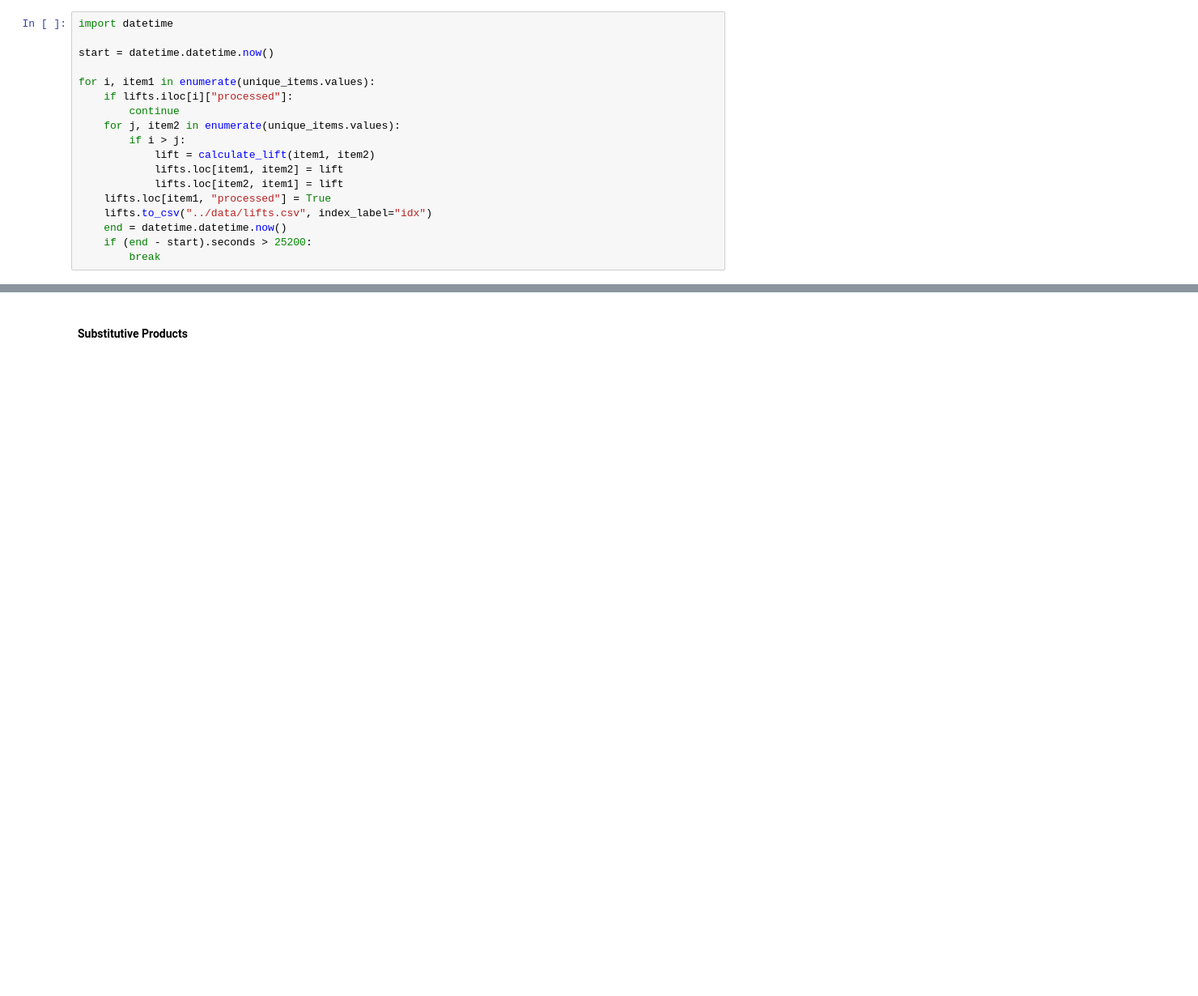
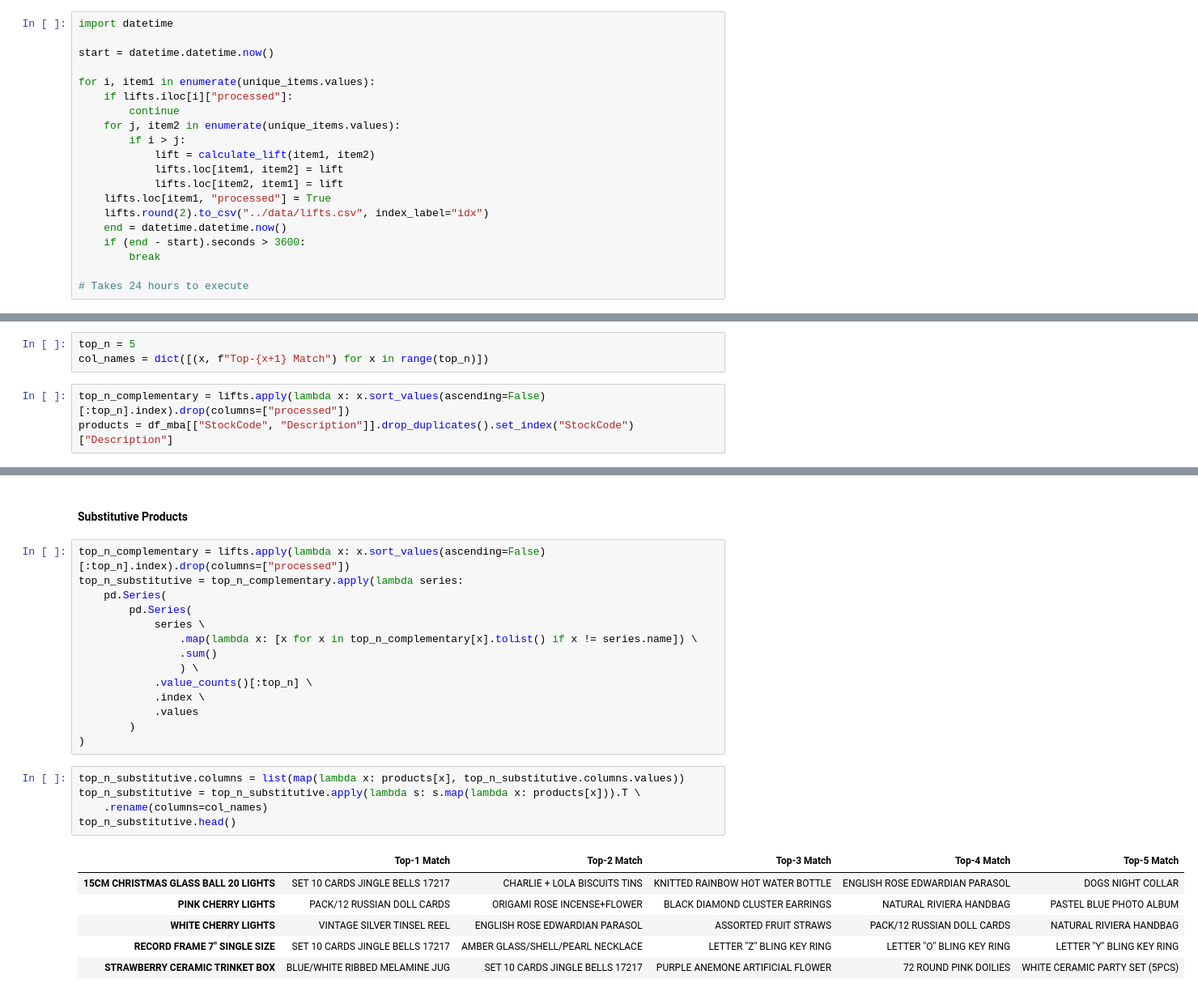
Before and after one commit to Rochan79/Recommendation-and-Segmentation-in-Retail, a Jupyter notebook: code/Marketing Analytics notebook.ipynb, the cells around one changed output, grey strips where cells are left out. Shown: that part at 81% size. Cells and saved outputs as stored; diff of their text form; blank space fills up the shorter version.

```diff
--- a/code/Marketing Analytics notebook.ipynb
+++ b/code/Marketing Analytics notebook.ipynb
@@ -245,7 +245,9 @@ for i, item1 in enumerate(unique_items.values):
             lifts.loc[item1, item2] = lift
             lifts.loc[item2, item1] = lift
     lifts.loc[item1, "processed"] = True
-    lifts.to_csv("../data/lifts.csv", index_label="idx")
+    lifts.round(2).to_csv("../data/lifts.csv", index_label="idx")
     end = datetime.datetime.now()
-    if (end - start).seconds > 25200:
+    if (end - start).seconds > 3600:
         break
+
+# Takes 24 hours to execute
@@ -254,0 +254,6 @@ for i, item1 in enumerate(unique_items.values):
+# %%
+top_n = 5
+col_names = dict([(x, f"Top-{x+1} Match") for x in range(top_n)])
+# %%
+top_n_complementary = lifts.apply(lambda x: x.sort_values(ascending=False)[:top_n].index).drop(columns=["processed"])
+products = df_mba[["StockCode", "Description"]].drop_duplicates().set_index("StockCode")["Description"]
@@ -255,2 +274,28 @@ for i, item1 in enumerate(unique_items.values):
 # %% [markdown]
 #### Substitutive Products
+# %%
+top_n_complementary = lifts.apply(lambda x: x.sort_values(ascending=False)[:top_n].index).drop(columns=["processed"])
+top_n_substitutive = top_n_complementary.apply(lambda series:
+    pd.Series(
+        pd.Series(
+            series \
+                .map(lambda x: [x for x in top_n_complementary[x].tolist() if x != series.name]) \
+                .sum()
+                ) \
+            .value_counts()[:top_n] \
+            .index \
+            .values
+        )
+)
+# %%
+top_n_substitutive.columns = list(map(lambda x: products[x], top_n_substitutive.columns.values))
+top_n_substitutive = top_n_substitutive.apply(lambda s: s.map(lambda x: products[x])).T \
+    .rename(columns=col_names)
+top_n_substitutive.head()
+# %% [output]
+|  | Top-1 Match | Top-2 Match | Top-3 Match | Top-4 Match | Top-5 Match |
+| 15CM CHRISTMAS GLASS BALL 20 LIGHTS | SET 10 CARDS JINGLE BELLS 17217 | CHARLIE + LOLA BISCUITS TINS | KNITTED RAINBOW HOT WATER BOTTLE | ENGLISH ROSE EDWARDIAN PARASOL | DOGS NIGHT COLLAR |
+| PINK CHERRY LIGHTS | PACK/12 RUSSIAN DOLL CARDS | ORIGAMI ROSE INCENSE+FLOWER | BLACK DIAMOND CLUSTER EARRINGS | NATURAL RIVIERA HANDBAG | PASTEL BLUE PHOTO ALBUM |
+| WHITE CHERRY LIGHTS | VINTAGE SILVER TINSEL REEL | ENGLISH ROSE EDWARDIAN PARASOL | ASSORTED FRUIT STRAWS | PACK/12 RUSSIAN DOLL CARDS | NATURAL RIVIERA HANDBAG |
+| RECORD FRAME 7" SINGLE SIZE | SET 10 CARDS JINGLE BELLS 17217 | AMBER GLASS/SHELL/PEARL NECKLACE | LETTER "Z" BLING KEY RING | LETTER "O" BLING KEY RING | LETTER "Y" BLING KEY RING |
+| STRAWBERRY CERAMIC TRINKET BOX | BLUE/WHITE RIBBED MELAMINE JUG | SET 10 CARDS JINGLE BELLS 17217 | PURPLE ANEMONE ARTIFICIAL FLOWER | 72 ROUND PINK DOILIES | WHITE CERAMIC PARTY SET (5PCS) |
```
Also changed, not shown: parts of 5 cells of this notebook, 4 other files.
